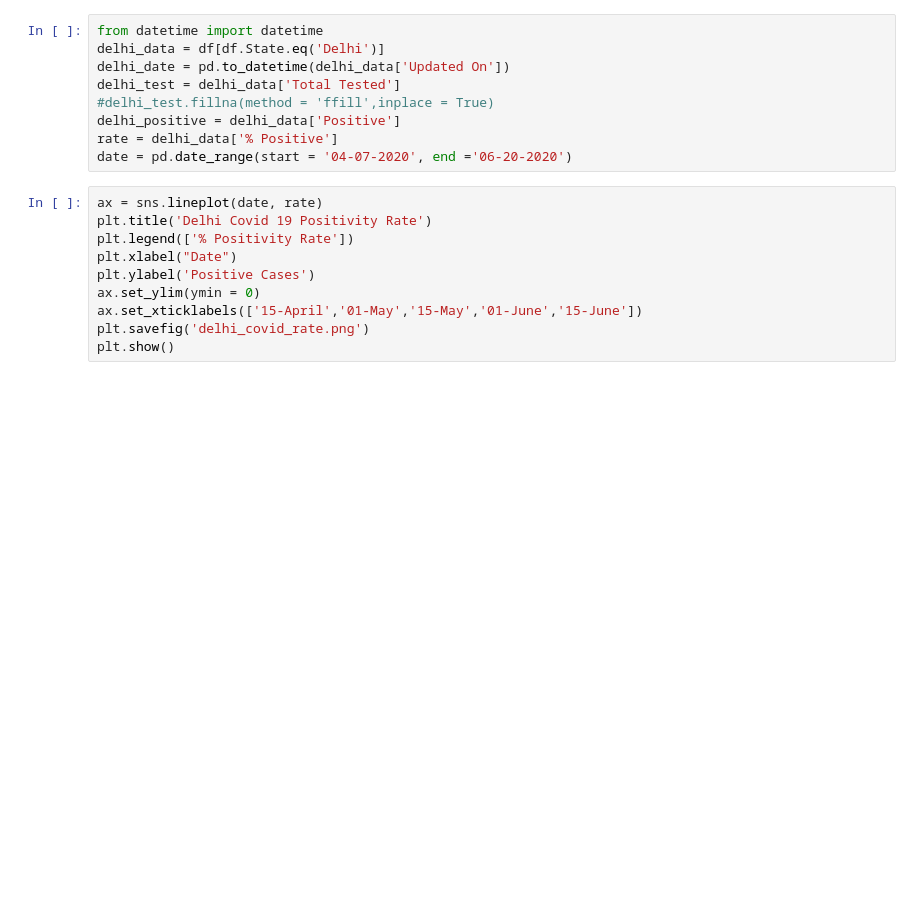
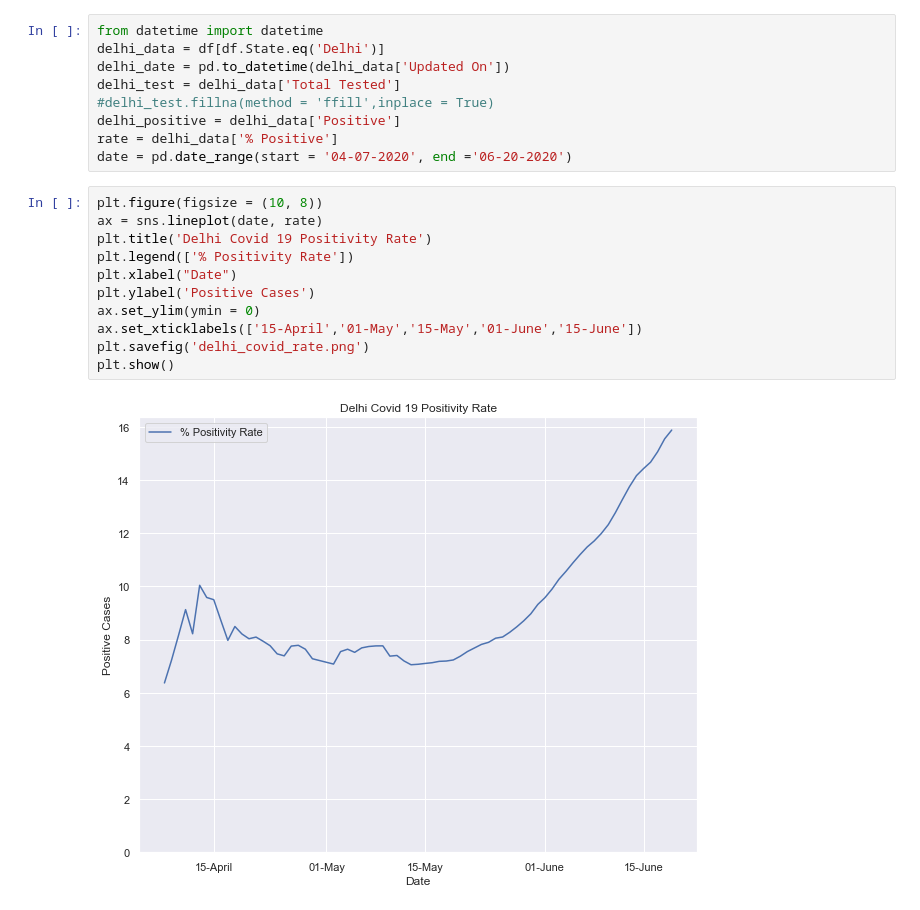
Before and after one commit to OLeoghain/India-Covid19, a Jupyter notebook: Data Exploration.ipynb, the cells around one changed output. Drawn from its saved outputs; the diff is of its cells as text; blank space fills up the shorter version.

```diff
--- a/Data Exploration.ipynb
+++ b/Data Exploration.ipynb
@@ -29,14 +65,17 @@ delhi_positive = delhi_data['Positive']
 rate = delhi_data['% Positive']
 date = pd.date_range(start = '04-07-2020', end ='06-20-2020')
 # %%
+plt.figure(figsize = (10, 8))
 ax = sns.lineplot(date, rate)
 plt.title('Delhi Covid 19 Positivity Rate')
 plt.legend(['% Positivity Rate'])
 plt.xlabel("Date")
 plt.ylabel('Positive Cases')
 ax.set_ylim(ymin = 0)
 ax.set_xticklabels(['15-April','01-May','15-May','01-June','15-June'])
 plt.savefig('delhi_covid_rate.png')
 plt.show()
+# %% [output]
+[figure, added]
 # %%
 df_2
```
Also changed, not shown: parts of 7 cells of this notebook, 5 other files.
